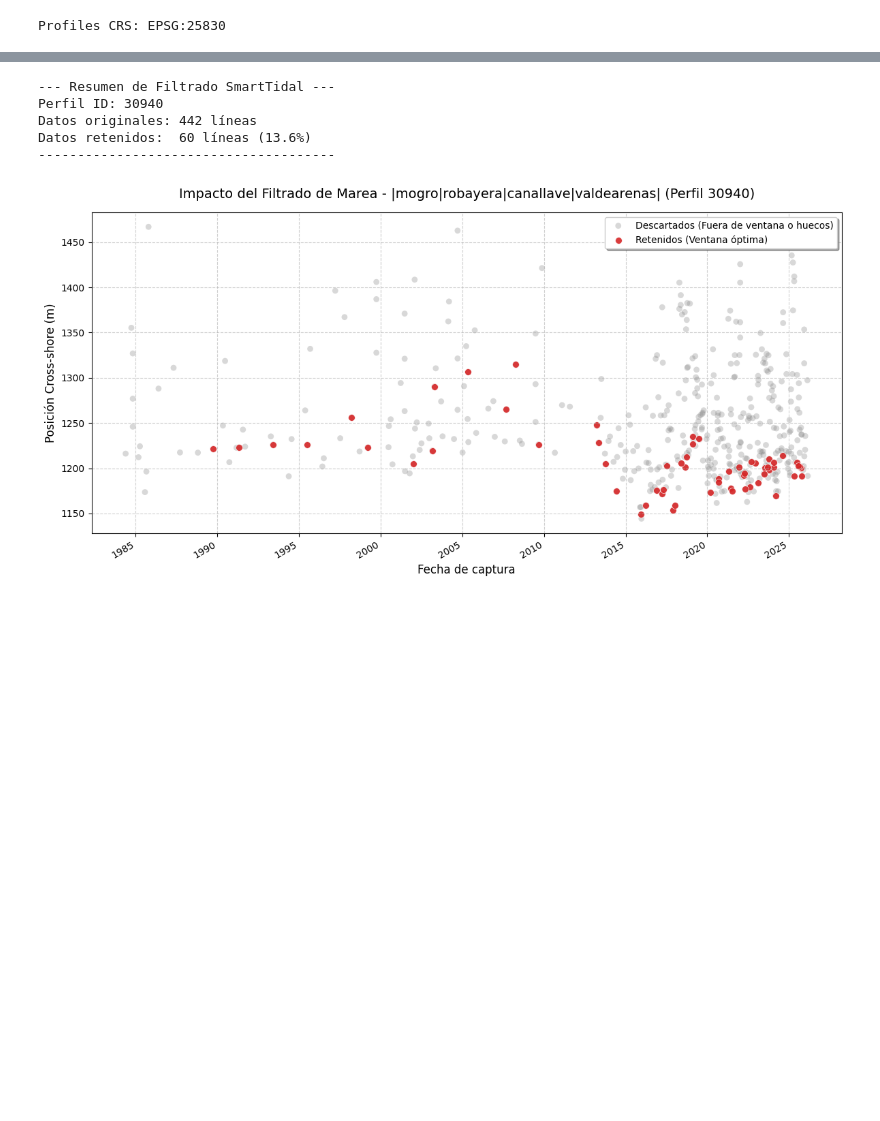
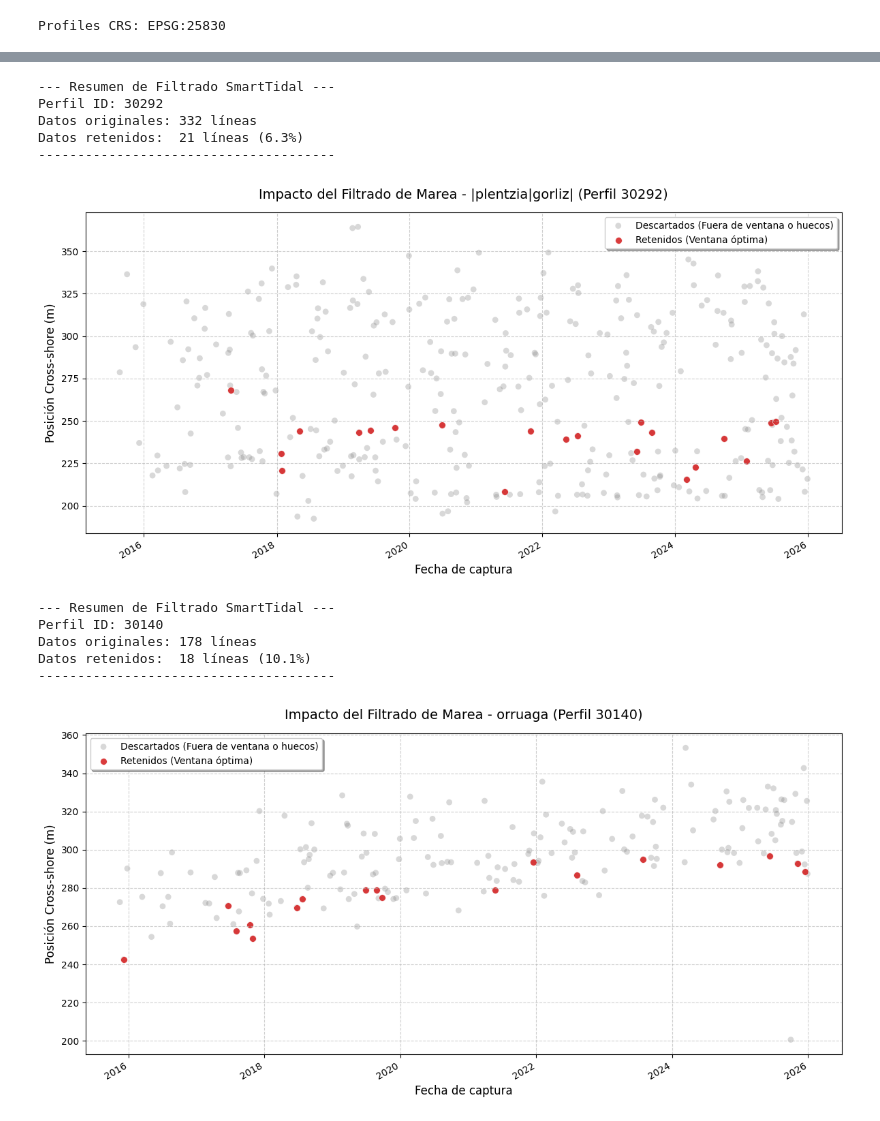
Before and after one commit to AlbertGallegoJimenez/macrotidal_coastal_rates, a Jupyter notebook: nb_test_tasas.ipynb, the cells around one changed output, grey strips where cells are left out. Saved outputs shown, nothing was run; the diff lists cells and outputs as text; code cells hidden in the pictures; blank space fills up the shorter version.

```diff
--- a/nb_test_tasas.ipynb
+++ b/nb_test_tasas.ipynb
@@ -214,16 +207,31 @@ def visualizar_resultado_filtro(df_original, df_filtrado, profile_id, filtro_ins
 visualizar_resultado_filtro(
     df_original=profiles_shoreline_intersections,
     df_filtrado=filtered_data,
-    profile_id=30940,
+    profile_id=30292,
     filtro_instancia=tidal_filter
 )
 # %% [output]
 --- Resumen de Filtrado SmartTidal ---
-Perfil ID: 30940
-Datos originales: 442 líneas
-Datos retenidos:  60 líneas (13.6%)
+Perfil ID: 30292
+Datos originales: 332 líneas
+Datos retenidos:  21 líneas (6.3%)
 --------------------------------------
-[figure, old version]
+[figure, new version]
+# %%
+# Ejemplo de uso:
+visualizar_resultado_filtro(
+    df_original=profiles_shoreline_intersections,
+    df_filtrado=filtered_data,
+    profile_id=30140,
+    filtro_instancia=tidal_filter
+)
+# %% [output]
+--- Resumen de Filtrado SmartTidal ---
+Perfil ID: 30140
+Datos originales: 178 líneas
+Datos retenidos:  18 líneas (10.1%)
+--------------------------------------
+[figure, added]
 # %%
 from utils import ShorelineEvolutionAnalyzer
 
```
Also changed, not shown: parts of 10 cells of this notebook.
